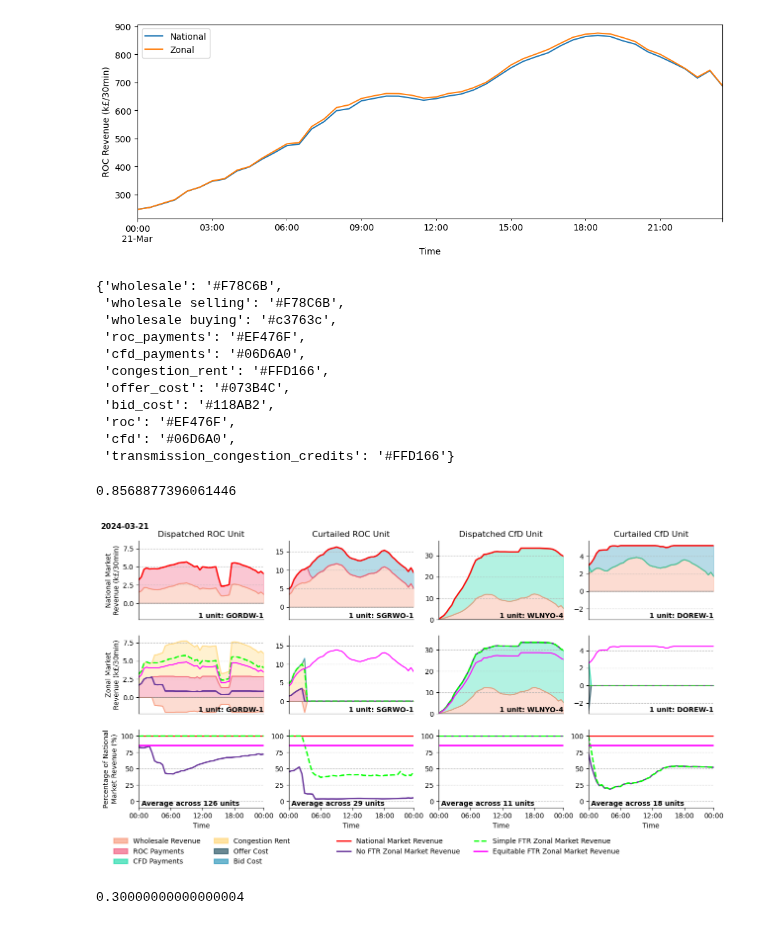
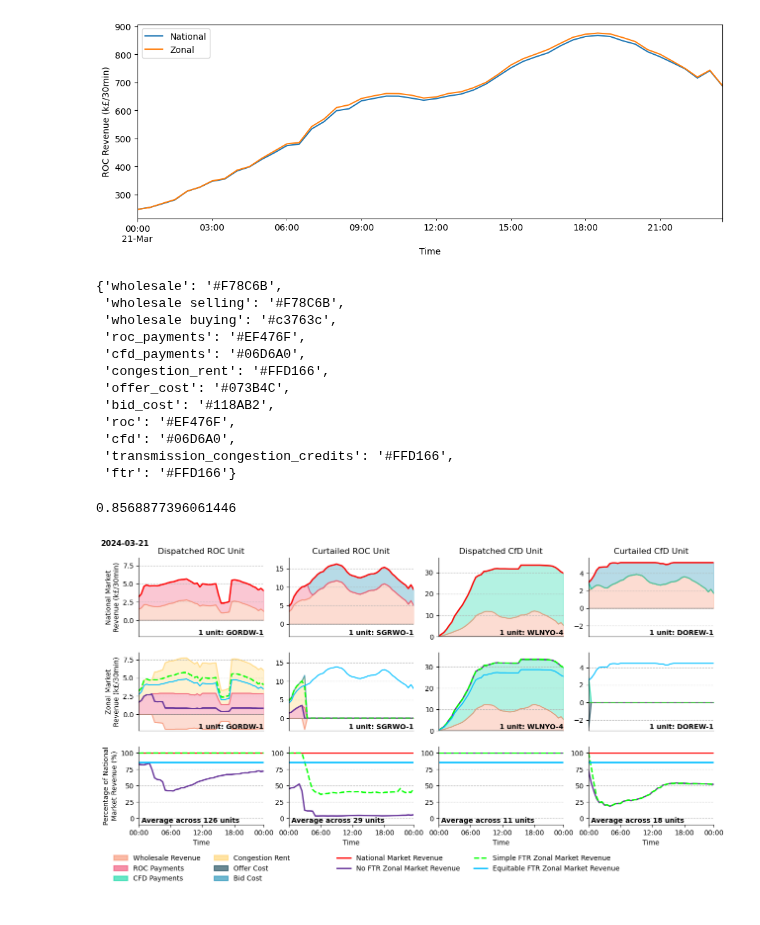
Before and after one commit to LukasFrankenQ/GBPower, a Jupyter notebook: notebooks/revenue_stabilisation.ipynb, the cells around one changed output. Cells and saved outputs as stored; diff of their text form; code cells hidden in the pictures.

Commit message:
grouped northern generators revenues

```diff
--- a/notebooks/revenue_stabilisation.ipynb
+++ b/notebooks/revenue_stabilisation.ipynb
@@ -675,8 +668,8 @@ for bus in tqdm(sorted_buses):
             continue
 
         if gen in roc.index:
-            roc_rev_nat += get_unit_revenues(gen, nat_who, nat_bal).mul(1e-3)['total']
-            roc_rev_zon += get_unit_revenues(gen, zon_who, zon_bal).mul(1e-3)['total']
+            roc_rev_nat += get_unit_revenues(gen, nat_who, nat_bal).mul(1e-3).sum(axis=1)
+            roc_rev_zon += get_unit_revenues(gen, zon_who, zon_bal).mul(1e-3).sum(axis=1)
 # %%
 fig, ax = plt.subplots(1, 1, figsize=(12, 4))
 
@@ -693,7 +686,7 @@ plt.show()
 # %%
 color_dict['roc'] = color_dict['roc_payments']
 color_dict['cfd'] = color_dict['cfd_payments']
-color_dict['transmission_congestion_credits'] = color_dict['congestion_rent']
+color_dict['ftr'] = color_dict['congestion_rent']
 color_dict
 # %% [output]
 {'wholesale': '#F78C6B',
@@ -706,7 +699,8 @@ color_dict
  'bid_cost': '#118AB2',
  'roc': '#EF476F',
  'cfd': '#06D6A0',
- 'transmission_congestion_credits': '#FFD166'}
+ 'transmission_congestion_credits': '#FFD166',
+ 'ftr': '#FFD166'}
 # %%
 from tqdm import tqdm
 # total_cost = sc.loc[~sc.index.get_level_values(1).isin(['balancing_volume', 'congestion_rent'])].sum()
@@ -719,8 +713,11 @@ for bus in tqdm(sorted_buses):
     bus_lat = nat_bal.buses.loc[bus, 'y']
     for i, gen in enumerate(bus_generators[bus]):
 
-        rev_nat = get_unit_revenues(gen, nat_who, nat_bal).mul(1e-3)['total']
-        rev_zon = get_unit_revenues(gen, zon_who, zon_bal).mul(1e-3)['total']
+        rev_nat = get_unit_revenues(gen, nat_who, nat_bal).mul(1e-3).sum(axis=1)
+        rev_zon = get_unit_revenues(gen, zon_who, zon_bal).mul(1e-3).sum(axis=1)
+
+        # import sys
+        # sys.exit()
 
         total_wind_revenue_national += rev_nat.sum()
         total_wind_revenue_zon += rev_zon.sum()
@@ -737,3 +729,10 @@ zonal_with_policy_color = 'magenta'
+# %%
+from plotting_constants import policy_colors
+
+national_color = policy_colors['national']
+no_ftr_zonal_color = policy_colors['no_ftr_zonal']
+zonal_color = policy_colors['zonal']
+zonal_with_policy_color = policy_colors['zonal_with_policy']
 # %%
 def get_handles():
 # Create a legend with nice names and consistent styling
@@ -811,8 +810,8 @@ for unit, ax_col in zip([
     nat_rev = get_unit_revenues(unit, nat_who, nat_bal).mul(1e-3)
     zon_rev = get_unit_revenues(unit, zon_who, zon_bal).mul(1e-3)
 
-    global_y_min = min(nat_rev.drop(columns=['total']).clip(upper=0).sum(axis=1).min(), zon_rev.drop(columns=['total']).clip(upper=0).sum(axis=1).min())
-    global_y_max = max(nat_rev.drop(columns=['total']).clip(lower=0).sum(axis=1).max(), zon_rev.drop(columns=['total']).clip(lower=0).sum(axis=1).max())
+    global_y_min = min(nat_rev.clip(upper=0).sum(axis=1).min(), zon_rev.clip(upper=0).sum(axis=1).min())
+    global_y_max = max(nat_rev.clip(lower=0).sum(axis=1).max(), zon_rev.clip(lower=0).sum(axis=1).max())
     global_y_range = [global_y_min * 1.1, global_y_max * 1.1]
 
 
@@ -908,7 +907,7 @@ for unit, ax_col in zip([
                 ['wholesale', 'cfd', 'roc', 'offer_cost', 'bid_cost']].sum(axis=1),
                 color=no_ftr_zonal_color, linewidth=2)
 
-        ax.plot(range(0, 48), rev['total'], color=total_color, linewidth=2, label='Total', linestyle=ls)
+        ax.plot(range(0, 48), rev.sum(axis=1), color=total_color, linewidth=2, label='Total', linestyle=ls)
 
         ax.set_xlim(0, 47)
 
@@ -925,7 +924,7 @@ for unit, ax_col in zip([
             weight='bold'
         )
 
-    ax_col[1].plot(range(0, 48), nat_rev['total'] * gamma, color=zonal_with_policy_color)
+    ax_col[1].plot(range(0, 48), nat_rev.sum(axis=1) * gamma, color=zonal_with_policy_color)
     # ax_col[1].fill_between(range(0, 48), 0, nat_rev['total'] * gamma, color=zonal_with_policy_color, alpha=0.1)
 
 
@@ -956,19 +955,23 @@ for group, ax in zip([
     for unit in group:
         nat_rev = get_unit_revenues(unit, nat_who, nat_bal).mul(1e-3)
         zon_rev = get_unit_revenues(unit, zon_who, zon_bal).mul(1e-3)
-        zon_with_policy = nat_rev.mul(gamma)
 
-        nat_perc = (nat_rev['total'] / nat_rev['total']).replace(np.nan, 0)
-        zon_perc = (zon_rev['total'] / nat_rev['total']).replace(np.nan, 0)
+        zon_with_policy = nat_rev.mul(gamma).sum(axis=1)
+
+        nat_perc = (nat_rev.sum(axis=1) / nat_rev.sum(axis=1)).replace(np.nan, 0)
+        zon_perc = (zon_rev.sum(axis=1) / nat_rev.sum(axis=1)).replace(np.nan, 0)
         no_ftr_zon_perc = (
+
             zon_rev[['wholesale', 'cfd', 'roc', 'offer_cost', 'bid_cost']].sum(axis=1) /
-            nat_rev['total']).replace(np.nan, 0)
-        zon_with_policy_perc = (zon_rev['total'] * gamma / nat_rev['total']).replace(np.nan, 0)
+            nat_rev.sum(axis=1)).replace(np.nan, 0)
 
-        total_national = total_national.add(nat_rev['total'])
-        total_zonal = total_zonal.add(zon_rev['total'])
+        zon_with_policy_perc = (zon_rev.sum(axis=1) * gamma / nat_rev.sum(axis=1)).replace(np.nan, 0)
+
+        total_national = total_national.add(nat_rev.sum(axis=1))
+        total_zonal = total_zonal.add(zon_rev.sum(axis=1))
+
         total_no_ftr_zon = total_no_ftr_zon.add(zon_rev[['wholesale', 'cfd', 'roc', 'offer_cost', 'bid_cost']].sum(axis=1))
-        total_zonal_with_policy = total_zonal_with_policy.add(zon_with_policy['total'])
+        total_zonal_with_policy = total_zonal_with_policy.add(zon_with_policy)
 
     total_zonal /= total_national
     total_zonal_with_policy /= total_national
@@ -1019,44 +1022,32 @@ for ax in axs[2]:
 
     ax.set_xticks(tick_positions)
     ax.set_xticklabels(tick_labels)
     ax.tick_params(axis='x', rotation=0)
     ax.set_xlim(0, 47)
     ax.set_xlabel('Time')
 
 
 axs[2,0].set_ylabel('Percentage of National\nMarket Revenue (%)')
 
 for ax, group in zip(axs[2], [dispatched_roc_units, curtailed_roc_units, dispatched_cfd_units, curtailed_cfd_units]):
     ax.text(
         1, -9, f'Average across {len(group)} units',
         ha='left',
         va='bottom',
         fontsize=10,
         weight='bold'
     )
 
 legend_handles = get_handles()
 
 axs[2,1].legend(
     handles=legend_handles,
     bbox_to_anchor=(2.7, -0.3),
     ncol=5,
     frameon=False
     )
 
-# for ax, t, y in zip(axs[0], ['a', 'b', 'c', 'd'], [8, 17, 36, 6]):
-    # ax.text(
-    #     46, y, t,
-    #     fontsize=12,
-    #     fontweight='bold',
-    #     ha='right',
-    # )
-
-plt.savefig('revenue_stabilisation.pdf', bbox_inches='tight')
+# plt.savefig('revenue_stabilisation.pdf', bbox_inches='tight')
 plt.show()
 # %% [output]
-[figure, old version]
+[figure, new version]
-# %%
-0.1 + 0.2
-# %% [output]
-0.30000000000000004
```
Also changed, not shown: parts of 10 cells of this notebook, 2 other files.
